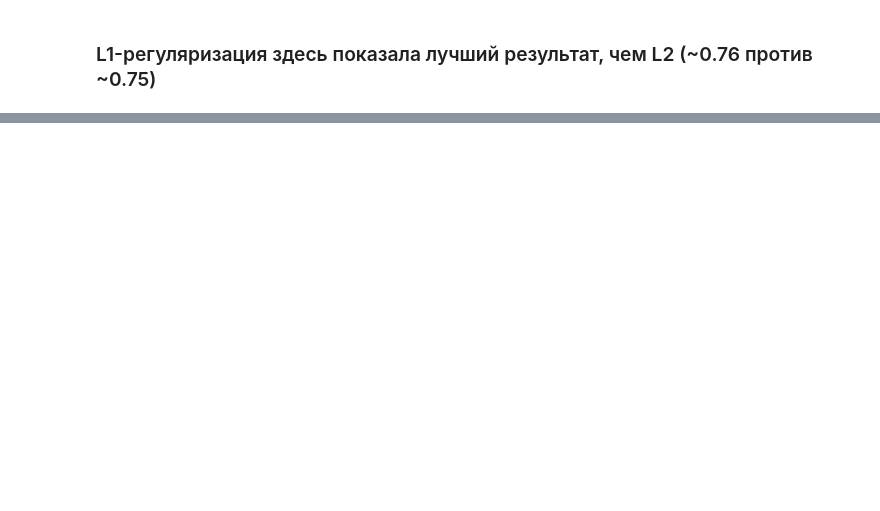
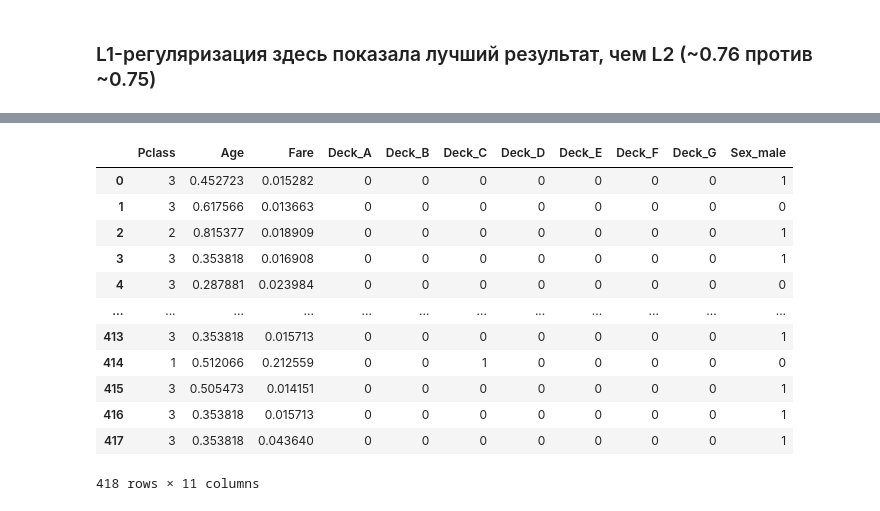
Before and after one commit to shehamane/kurilib-ml, a Jupyter notebook: titanic.ipynb, the cells around one changed output, grey strips where cells are left out. Cells and saved outputs as stored; diff of their text form; code cells hidden in the pictures; blank space fills up the shorter version.

```diff
--- a/titanic.ipynb
+++ b/titanic.ipynb
@@ -173,0 +274,23 @@ predicts_df.to_csv('predicts.csv', index=False)
+# %%
+test_df = pd.read_csv('datasets/titanic/test.csv')
+test_df = test_df.drop(columns=['PassengerId', 'Name', 'Ticket', 'Embarked', 'SibSp', 'Parch'])
+test_df = test_df.fillna({'Age': test_df['Age'].median(), 'Fare': test_df['Fare'].mean()})
+get_deck_from_cabin = lambda s: s[0] if type(s) == str else np.nan
+test_df['Deck'] = test_df['Cabin'].apply(get_deck_from_cabin)
+test_df = pd.get_dummies(test_df, columns=['Deck', 'Sex']).drop(columns=['Cabin', 'Sex_female'])
+normalize_columns(test_df, columns=['Age', 'Fare'])
+test_df
+# %% [output]
+|  | Pclass | Age | Fare | Deck_A | Deck_B | Deck_C | Deck_D | Deck_E | Deck_F | Deck_G | Sex_male |
+| 0 | 3 | 0.452723 | 0.015282 | 0 | 0 | 0 | 0 | 0 | 0 | 0 | 1 |
+| 1 | 3 | 0.617566 | 0.013663 | 0 | 0 | 0 | 0 | 0 | 0 | 0 | 0 |
+| 2 | 2 | 0.815377 | 0.018909 | 0 | 0 | 0 | 0 | 0 | 0 | 0 | 1 |
+| 3 | 3 | 0.353818 | 0.016908 | 0 | 0 | 0 | 0 | 0 | 0 | 0 | 1 |
+| 4 | 3 | 0.287881 | 0.023984 | 0 | 0 | 0 | 0 | 0 | 0 | 0 | 0 |
+| ... | ... | ... | ... | ... | ... | ... | ... | ... | ... | ... | ... |
+| 413 | 3 | 0.353818 | 0.015713 | 0 | 0 | 0 | 0 | 0 | 0 | 0 | 1 |
+| 414 | 1 | 0.512066 | 0.212559 | 0 | 0 | 1 | 0 | 0 | 0 | 0 | 0 |
+| 415 | 3 | 0.505473 | 0.014151 | 0 | 0 | 0 | 0 | 0 | 0 | 0 | 1 |
+| 416 | 3 | 0.353818 | 0.015713 | 0 | 0 | 0 | 0 | 0 | 0 | 0 | 1 |
+| 417 | 3 | 0.353818 | 0.043640 | 0 | 0 | 0 | 0 | 0 | 0 | 0 | 1 |
+418 rows × 11 columns
```
Also changed, not shown: parts of 54 cells of this notebook, 1 other file.
